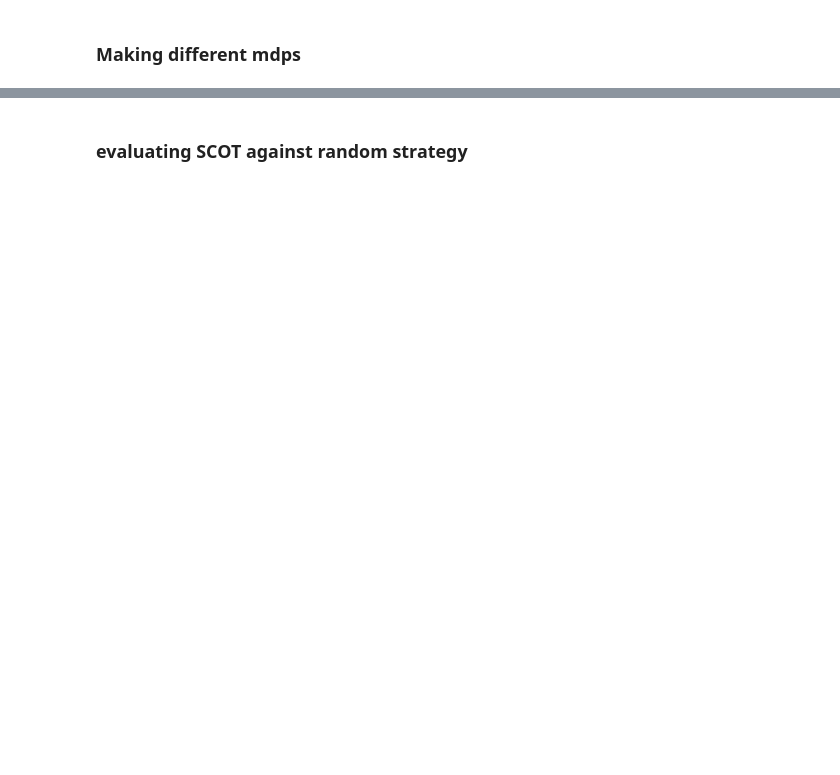
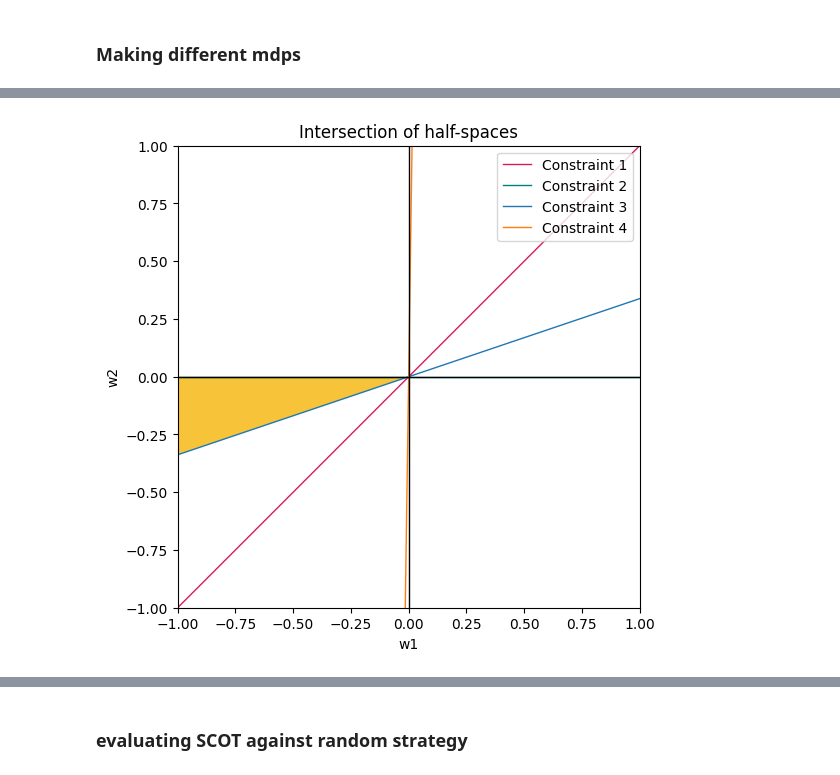
Before and after one commit to Alilarian/machine-teaching-irl, a Jupyter notebook: mdp/test_machine_teaching_multiple_mdps.ipynb, the cells around one changed output, grey strips where cells are left out. Cells and saved outputs as stored; diff of their text form; code cells hidden in the pictures; blank space fills up the shorter version.

```diff
--- a/mdp/test_machine_teaching_multiple_mdps.ipynb
+++ b/mdp/test_machine_teaching_multiple_mdps.ipynb
@@ -403,6 +432,19 @@ U_per_mdp, U_global = derive_constraints_family(
     precision=1e-3,
     lp_epsilon=1e-4,
 )
+
+U_per_mdp_, U_global_ = derive_constraints_family_unique_per_mdp(
+    SFs,
+    envs_Q,
+    envs,
+    tie_eps=1e-10,
+    skip_terminals=True,
+    normalize=True,
+    tol=1e-12,
+    precision=1e-3,
+    lp_epsilon=1e-4,
+)
+
 # (Optional) If you want to quickly visualize constraints before demos:
 # my_visualize_constraints(U_per_mdp=U_per_mdp, U_global=U_global, envs=envs)
 # %% [output]
@@ -437,3 +484,7 @@ plot_halfspace_intersection_2d(U_global)
+# %%
+plot_halfspace_intersection_2d(U_global_)
+# %% [output]
+[figure, added]
 # %%
 for i, u in enumerate(U_per_mdp):
     plot_halfspace_intersection_2d(u, title=f"env{i}")
```
Also changed, not shown: parts of 10 cells of this notebook.
